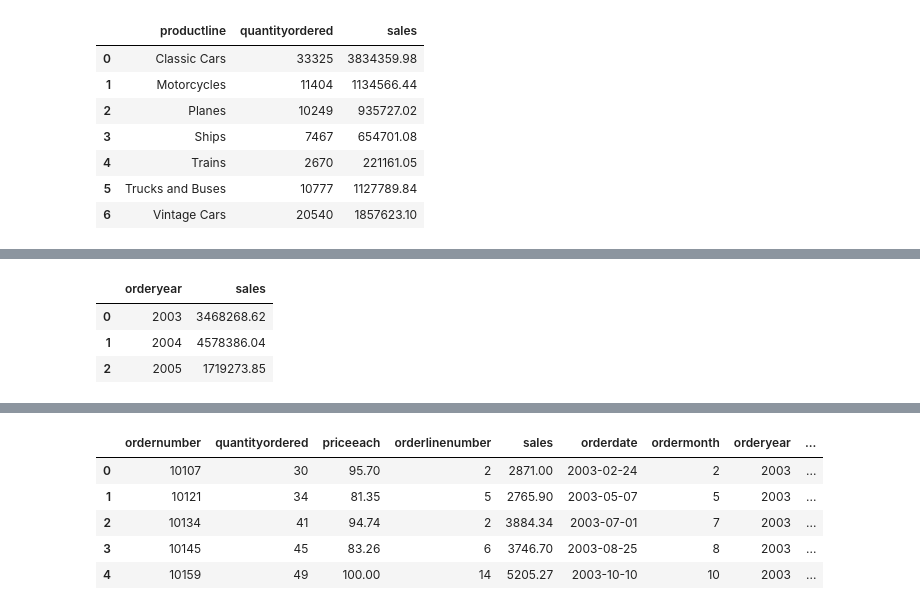
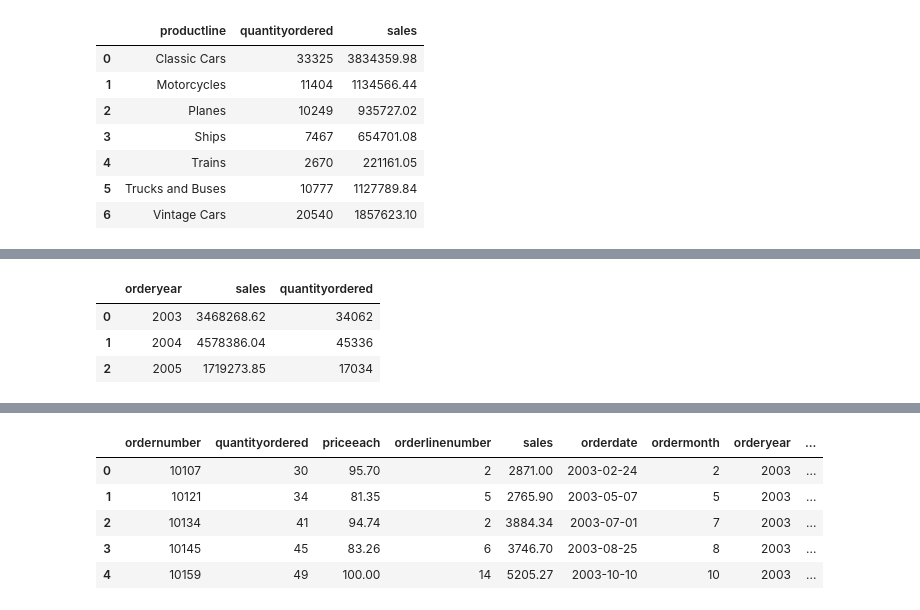
Before and after one commit to NUELBUNDI/PDS_PROJECT, a Jupyter notebook: PDS_PROJECT.ipynb, the cells around one changed output, grey strips where cells are left out. Cells and saved outputs as stored; diff of their text form; code cells hidden in the pictures.

```diff
--- a/PDS_PROJECT.ipynb
+++ b/PDS_PROJECT.ipynb
@@ -267,10 +415,11 @@ sales_quantity
 # %%
-# Calculate Year Sales Revenue
+# calculate year Sales
 
-year_sales=df.groupby('orderyear')[['sales']].sum().reset_index()
-year_sales
+
+sales_per_year=df.groupby('orderyear')[['sales','quantityordered']].sum().reset_index()
+sales_per_year
 # %% [output]
-|  | orderyear | sales |
-| 0 | 2003 | 3468268.62 |
-| 1 | 2004 | 4578386.04 |
-| 2 | 2005 | 1719273.85 |
+|  | orderyear | sales | quantityordered |
+| 0 | 2003 | 3468268.62 | 34062 |
+| 1 | 2004 | 4578386.04 | 45336 |
+| 2 | 2005 | 1719273.85 | 17034 |
```
Also changed, not shown: parts of 32 cells of this notebook.
